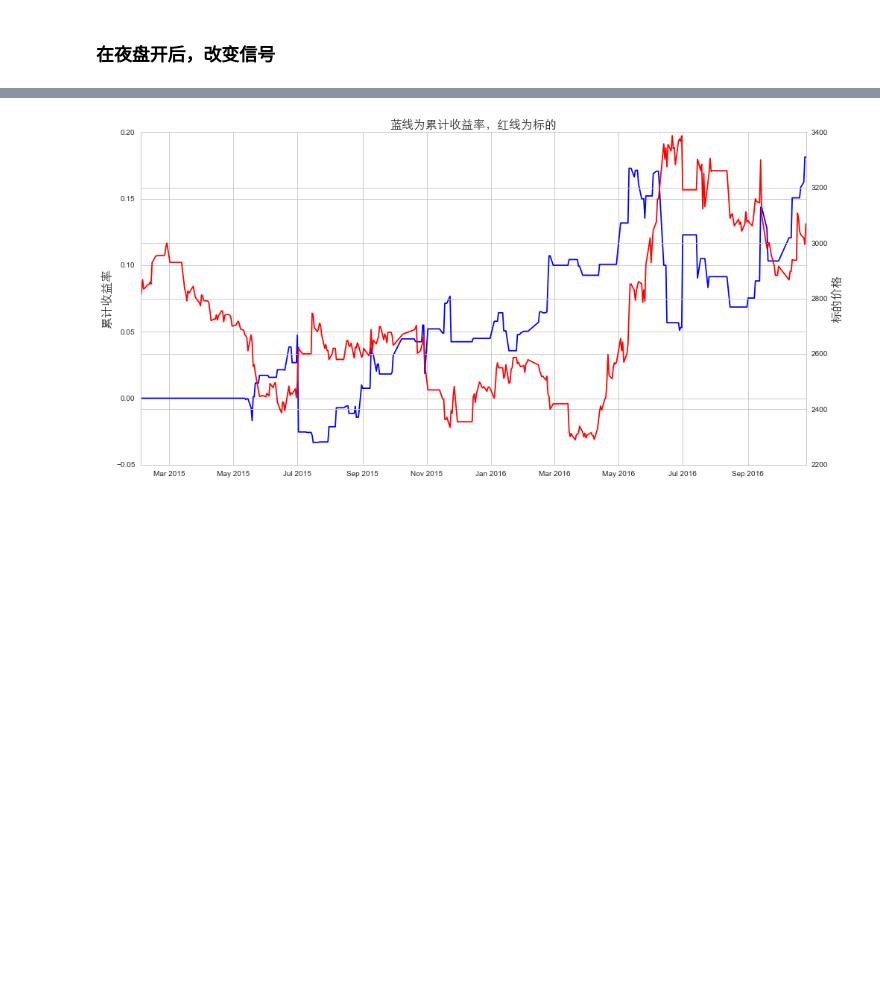
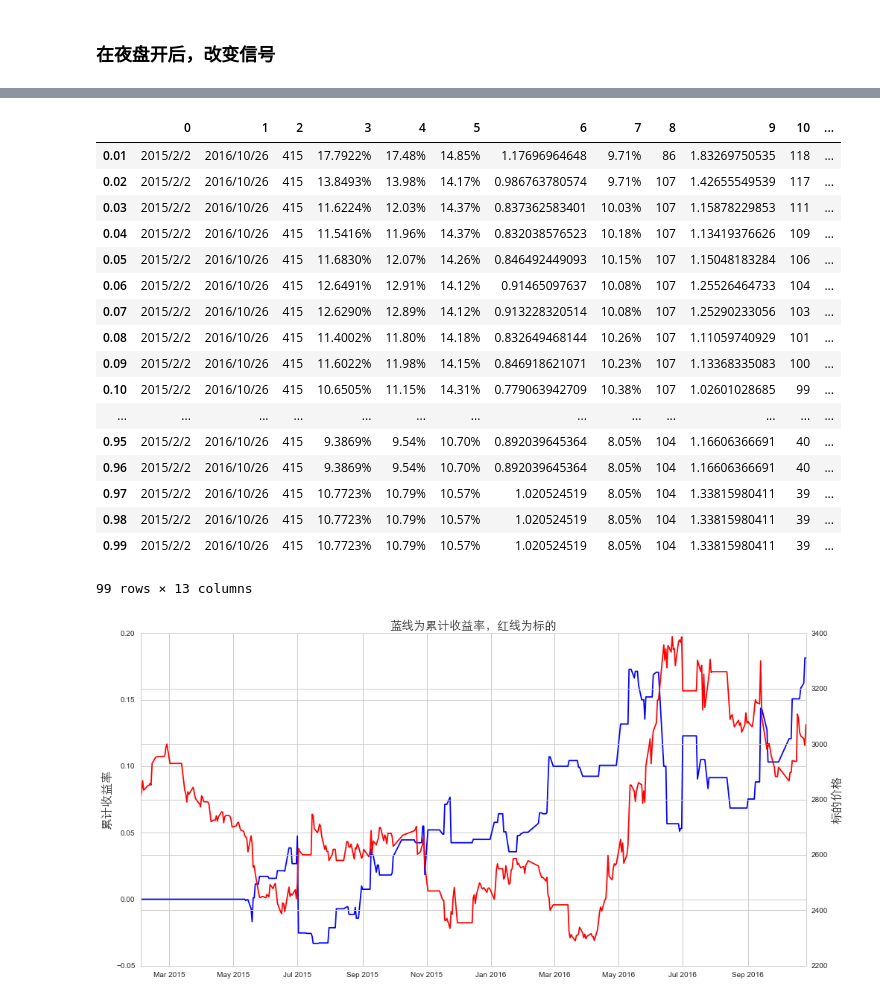
Before and after one commit to nigelliyang/CTA_Strategy, a Jupyter notebook: bog_day_strategy/M00_test_stragegy.ipynb, the cells around one changed output, grey strips where cells are left out. Drawn from its saved outputs; the diff is of its cells as text; code cells hidden in the pictures; blank space fills up the shorter version.

```diff
--- a/bog_day_strategy/M00_test_stragegy.ipynb
+++ b/bog_day_strategy/M00_test_stragegy.ipynb
@@ -15,5 +56,5 @@ pf,Pnl = stratanalyz(Accountsummny)
 %matplotlib inline
 from bog_f2015 import *
 from perforanalyze import *
-Accountsummny = runstrategy('../../ts_data/M00.DCE.addopen.csv',0.1,60)
-pf,Pnl = stratanalyz(Accountsummny)
+#Accountsummny = runstrategy('../../ts_data/M00.DCE.addopen.csv',0.1,60)
+#pf,Pnl = stratanalyz(Accountsummny)
@@ -21,0 +61,7 @@ pf,Pnl = stratanalyz(Accountsummny)
+# %%
+all_pf = pd.DataFrame()
+for i in 0.01*np.arange(1,100):
+    Accountsummny = runstrategy('../../ts_data/M00.DCE.addopen.csv',i,60)
+    pf,Pnl = stratanalyz(Accountsummny)
+    all_pf = pd.concat([all_pf, pf[1]],axis=1)
+all_pf.columns = 0.01*np.arange(1,100)
@@ -22,3 +86,24 @@ pf,Pnl = stratanalyz(Accountsummny)
+# %%
+all_pf.T
+# %% [output]
+|  | 0 | 1 | 2 | 3 | 4 | 5 | 6 | 7 | 8 | 9 | 10 | ... |
+| 0.01 | 2015/2/2 | 2016/10/26 | 415 | 17.7922% | 17.48% | 14.85% | 1.17696964648 | 9.71% | 86 | 1.83269750535 | 118 | ... |
+| 0.02 | 2015/2/2 | 2016/10/26 | 415 | 13.8493% | 13.98% | 14.17% | 0.986763780574 | 9.71% | 107 | 1.42655549539 | 117 | ... |
+| 0.03 | 2015/2/2 | 2016/10/26 | 415 | 11.6224% | 12.03% | 14.37% | 0.837362583401 | 10.03% | 107 | 1.15878229853 | 111 | ... |
+| 0.04 | 2015/2/2 | 2016/10/26 | 415 | 11.5416% | 11.96% | 14.37% | 0.832038576523 | 10.18% | 107 | 1.13419376626 | 109 | ... |
+| 0.05 | 2015/2/2 | 2016/10/26 | 415 | 11.6830% | 12.07% | 14.26% | 0.846492449093 | 10.15% | 107 | 1.15048183284 | 106 | ... |
+| 0.06 | 2015/2/2 | 2016/10/26 | 415 | 12.6491% | 12.91% | 14.12% | 0.91465097637 | 10.08% | 107 | 1.25526464733 | 104 | ... |
+| 0.07 | 2015/2/2 | 2016/10/26 | 415 | 12.6290% | 12.89% | 14.12% | 0.913228320514 | 10.08% | 107 | 1.25290233056 | 103 | ... |
+| 0.08 | 2015/2/2 | 2016/10/26 | 415 | 11.4002% | 11.80% | 14.18% | 0.832649468144 | 10.26% | 107 | 1.11059740929 | 101 | ... |
+| 0.09 | 2015/2/2 | 2016/10/26 | 415 | 11.6022% | 11.98% | 14.15% | 0.846918621071 | 10.23% | 107 | 1.13368335083 | 100 | ... |
+| 0.10 | 2015/2/2 | 2016/10/26 | 415 | 10.6505% | 11.15% | 14.31% | 0.779063942709 | 10.38% | 107 | 1.02601028685 | 99 | ... |
+| ... | ... | ... | ... | ... | ... | ... | ... | ... | ... | ... | ... | ... |
+| 0.95 | 2015/2/2 | 2016/10/26 | 415 | 9.3869% | 9.54% | 10.70% | 0.892039645364 | 8.05% | 104 | 1.16606366691 | 40 | ... |
+| 0.96 | 2015/2/2 | 2016/10/26 | 415 | 9.3869% | 9.54% | 10.70% | 0.892039645364 | 8.05% | 104 | 1.16606366691 | 40 | ... |
+| 0.97 | 2015/2/2 | 2016/10/26 | 415 | 10.7723% | 10.79% | 10.57% | 1.020524519 | 8.05% | 104 | 1.33815980411 | 39 | ... |
+| 0.98 | 2015/2/2 | 2016/10/26 | 415 | 10.7723% | 10.79% | 10.57% | 1.020524519 | 8.05% | 104 | 1.33815980411 | 39 | ... |
+| 0.99 | 2015/2/2 | 2016/10/26 | 415 | 10.7723% | 10.79% | 10.57% | 1.020524519 | 8.05% | 104 | 1.33815980411 | 39 | ... |
+99 rows × 13 columns
 # %%
 ploter(Accountsummny)
 # %% [output]
```
Also changed, not shown: parts of 8 cells of this notebook, 16 other files.
